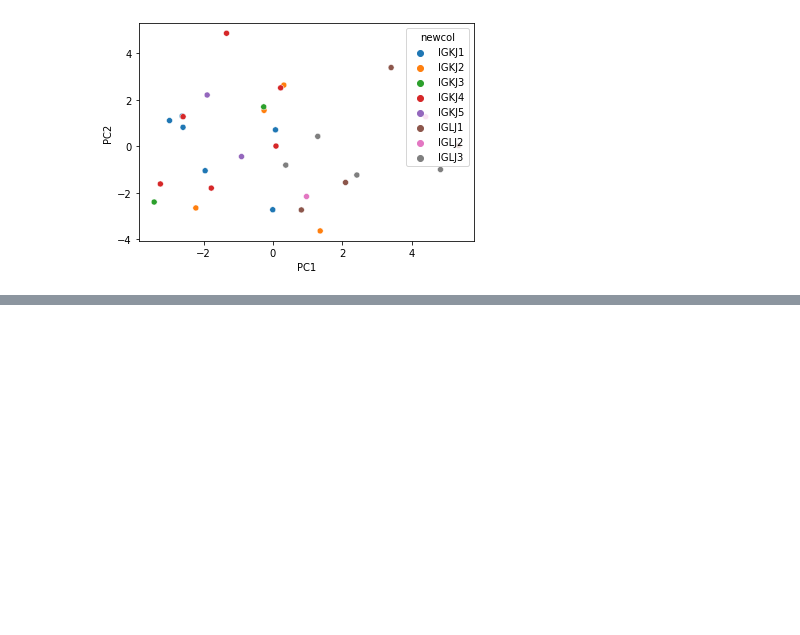
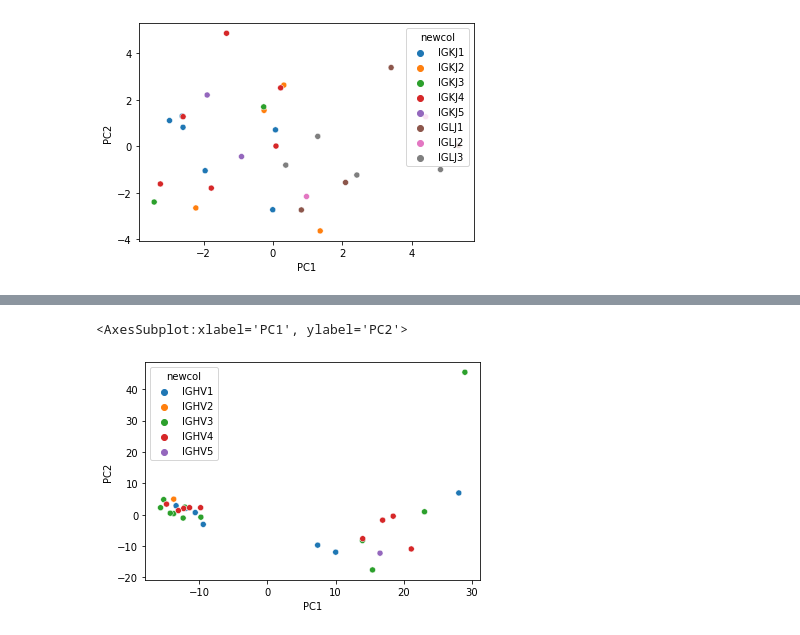
Before and after one commit to jacksonmlukas/MerckEDA, a Jupyter notebook: EmbedTest/cheryl_test.ipynb, the cells around one changed output, grey strips where cells are left out. Saved outputs shown, nothing was run; the diff lists cells and outputs as text; code cells hidden in the pictures; blank space fills up the shorter version.

Commit message:
added pca and tsne graph

```diff
--- a/EmbedTest/cheryl_test.ipynb
+++ b/EmbedTest/cheryl_test.ipynb
@@ -132,0 +144,3 @@ TypeError: ablang_encode_seq() missing 1 required positional argument: 'column'
+# %%
+seqs_heavy = pd.DataFrame(seqs_heavy)
+seqs_heavy
@@ -132,0 +166,6 @@ TypeError: ablang_encode_seq() missing 1 required positional argument: 'column'
+# %%
+pca1_ablang_heavy = obj_oasdb.pca_analysis(seqs_heavy,sampled_df[['v_call_heavy']], 'v_call_heavy' )
+sns.scatterplot(data = pca1_ablang_heavy, x = 'PC1', y = 'PC2', hue = 'newcol')
+# %% [output]
+<AxesSubplot:xlabel='PC1', ylabel='PC2'>
+[figure, added]
```
Also changed, not shown: parts of 18 cells of this notebook.
